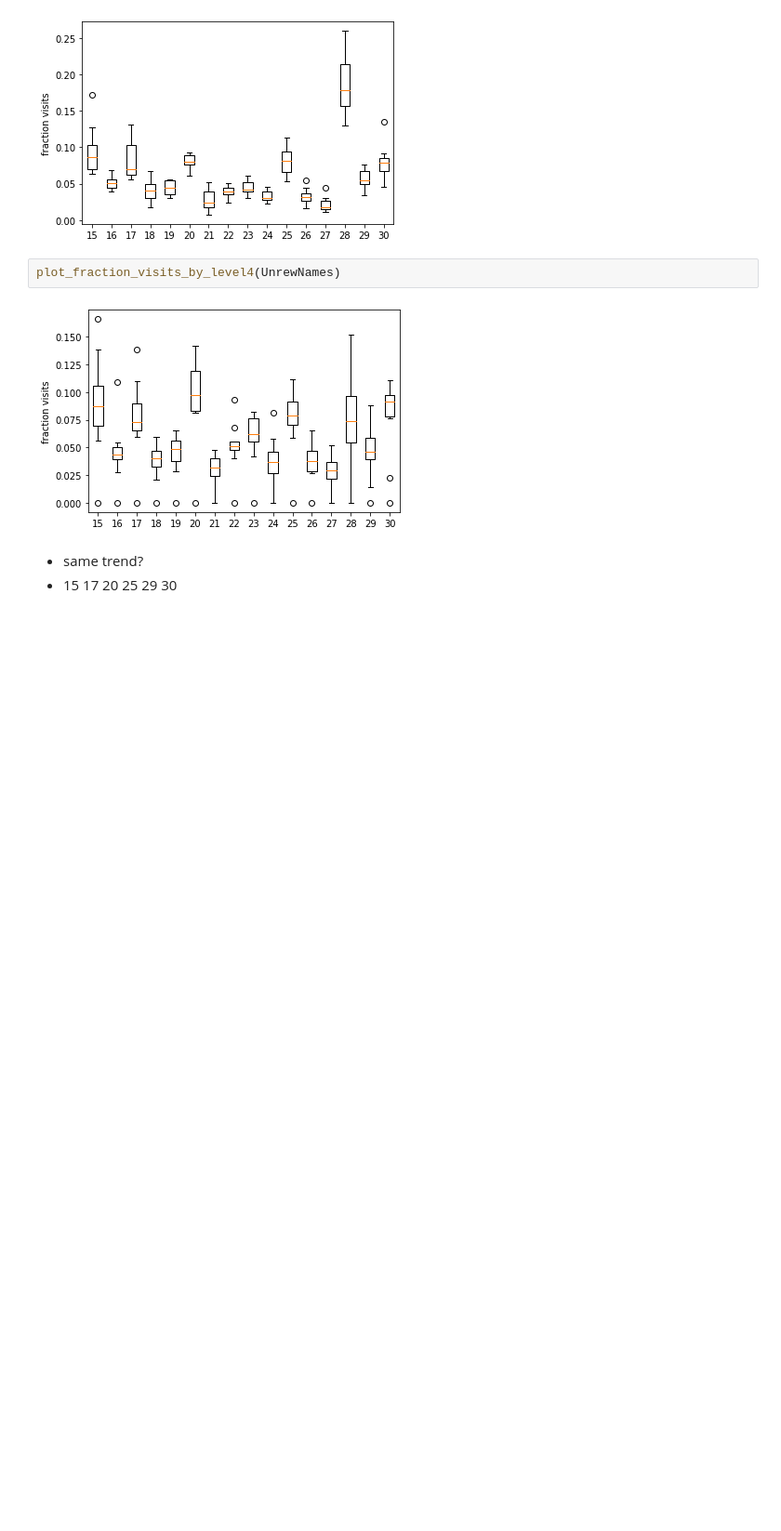
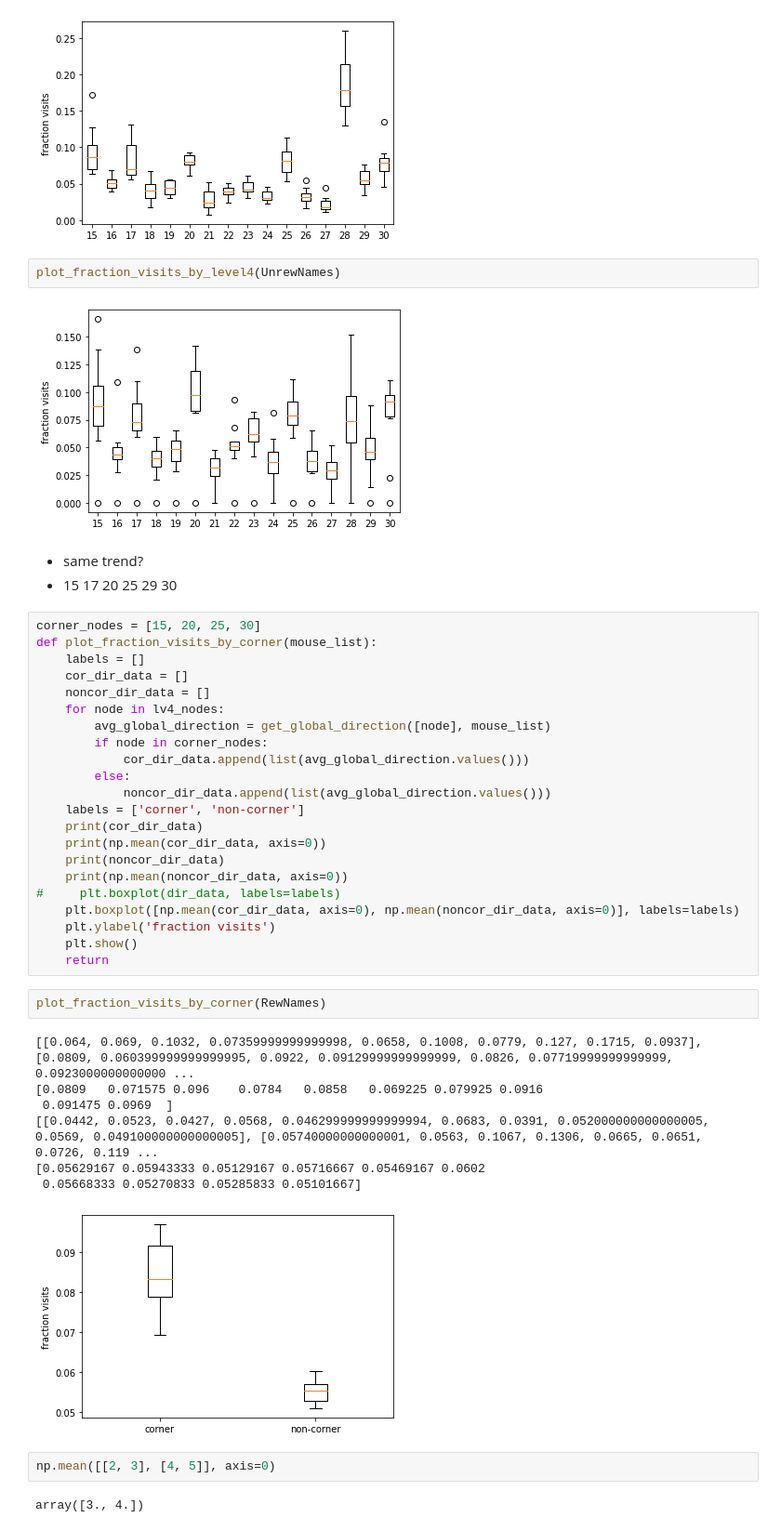
Before and after one commit to umeshksingla/MouseMazeHierRL, a Jupyter notebook: LoS_analysis.ipynb, the cells around one changed output. Shown at 93% size. Drawn from its saved outputs; the diff is of its cells as text; blank space fills up the shorter version.

Commit message:
corner vs non-corner

```diff
--- a/LoS_analysis.ipynb
+++ b/LoS_analysis.ipynb
@@ -337,3 +337,39 @@ plot_fraction_visits_by_level4(UnrewNames)
 # %% [markdown]
 * same trend?
 * 15 17 20 25 29 30
+# %%
+corner_nodes = [15, 20, 25, 30]
+def plot_fraction_visits_by_corner(mouse_list):
+    labels = []
+    cor_dir_data = []
+    noncor_dir_data = []
+    for node in lv4_nodes:
+        avg_global_direction = get_global_direction([node], mouse_list)
+        if node in corner_nodes:
+            cor_dir_data.append(list(avg_global_direction.values()))
+        else:
+            noncor_dir_data.append(list(avg_global_direction.values()))
+    labels = ['corner', 'non-corner']
+    print(cor_dir_data)
+    print(np.mean(cor_dir_data, axis=0))
+    print(noncor_dir_data)
+    print(np.mean(noncor_dir_data, axis=0))
+#     plt.boxplot(dir_data, labels=labels)
+    plt.boxplot([np.mean(cor_dir_data, axis=0), np.mean(noncor_dir_data, axis=0)], labels=labels)
+    plt.ylabel('fraction visits')
+    plt.show()
+    return
+# %%
+plot_fraction_visits_by_corner(RewNames)
+# %% [output]
+[[0.064, 0.069, 0.1032, 0.07359999999999998, 0.0658, 0.1008, 0.0779, 0.127, 0.1715, 0.0937], [0.0809, 0.060399999999999995, 0.0922, 0.09129999999999999, 0.0826, 0.07719999999999999, 0.0923000000000000 ...
+[0.0809   0.071575 0.096    0.0784   0.0858   0.069225 0.079925 0.0916
+ 0.091475 0.0969  ]
+[[0.0442, 0.0523, 0.0427, 0.0568, 0.046299999999999994, 0.0683, 0.0391, 0.052000000000000005, 0.0569, 0.049100000000000005], [0.05740000000000001, 0.0563, 0.1067, 0.1306, 0.0665, 0.0651, 0.0726, 0.119 ...
+[0.05629167 0.05943333 0.05129167 0.05716667 0.05469167 0.0602
+ 0.05668333 0.05270833 0.05285833 0.05101667]
+[figure, added]
+# %%
+np.mean([[2, 3], [4, 5]], axis=0)
+# %% [output]
+array([3., 4.])
```
